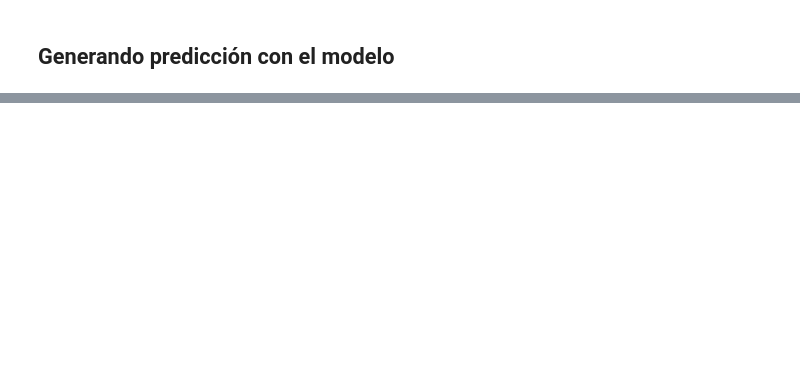
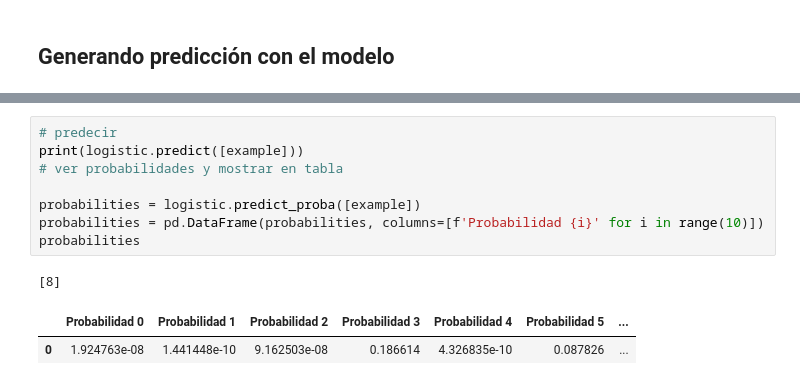
Before and after one commit to KevinrealG/notebooks, a Jupyter notebook: modelos/05_primera_regresion_logistica.ipynb, the cells around one changed output, grey strips where cells are left out. Cells and saved outputs as stored; diff of their text form; blank space fills up the shorter version.

```diff
--- a/modelos/05_primera_regresion_logistica.ipynb
+++ b/modelos/05_primera_regresion_logistica.ipynb
@@ -155,0 +173,12 @@ Created in <span style='font-weight:600;margin-left:4px;'>Deepnote</span></a>
+# %%
+# predecir
+print(logistic.predict([example]))
+# ver probabilidades y mostrar en tabla
+
+probabilities = logistic.predict_proba([example])
+probabilities = pd.DataFrame(probabilities, columns=[f'Probabilidad {i}' for i in range(10)])
+probabilities
+# %% [output]
+[8]
+|  | Probabilidad 0 | Probabilidad 1 | Probabilidad 2 | Probabilidad 3 | Probabilidad 4 | Probabilidad 5 | ... |
+| 0 | 1.924763e-08 | 1.441448e-10 | 9.162503e-08 | 0.186614 | 4.326835e-10 | 0.087826 | ... |
```
Also changed, not shown: parts of 9 cells of this notebook, 8 other files.
